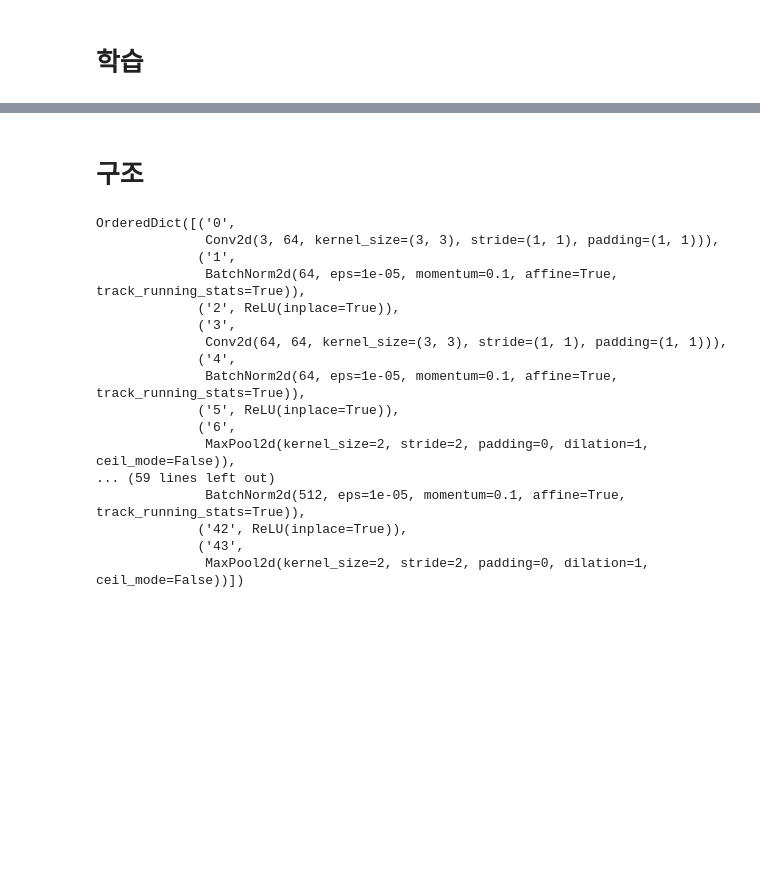
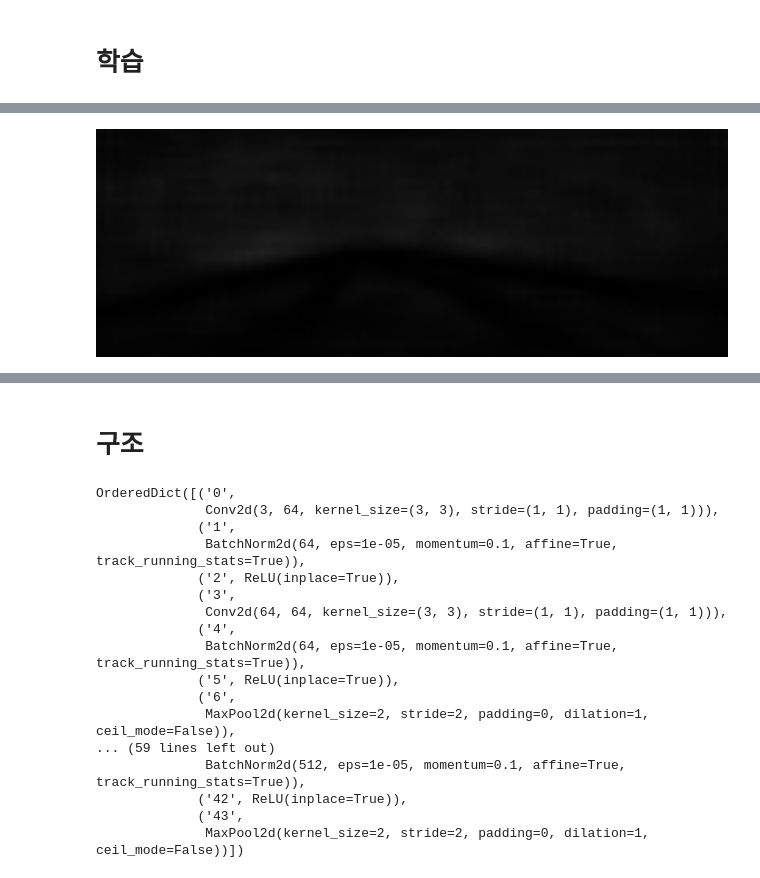
Before and after one commit to DHKing7/Final_Project, a Jupyter notebook: DH_net.ipynb, the cells around one changed output, grey strips where cells are left out. Drawn from its saved outputs; the diff is of its cells as text; code cells hidden in the pictures; blank space fills up the shorter version.

```diff
--- a/DH_net.ipynb
+++ b/DH_net.ipynb
@@ -355,7 +350,6 @@ val_loader = DataLoader(val_dataset, batch_size=1, collate_fn=val_dataset.collat
 # %%
 net = DH_net(pretrained=True)
 net = net.to(device)
-net = torch.nn.DataParallel(net)
 
 optimizer = optim.SGD(net.parameters(),**exp_cfg['optim'])
 lr_scheduler = PolyLR(optimizer, 0.9, **exp_cfg['lr_scheduler'])
@@ -480,0 +575,4 @@ model is saved: experiments/exp0/exp0.pth
+# %%
+cv2_imshow(k1)
+# %% [output]
+[figure, added]
```
Also changed, not shown: parts of 20 cells of this notebook.
